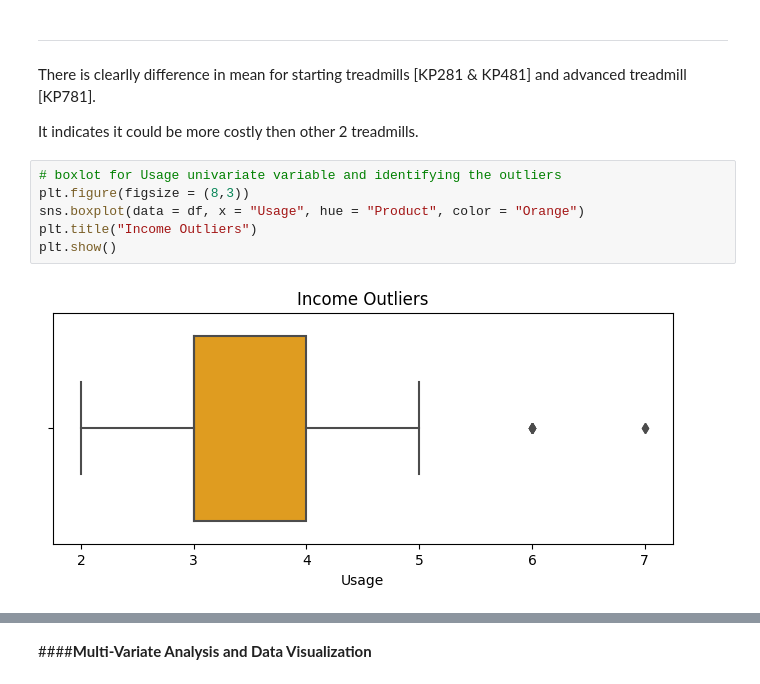
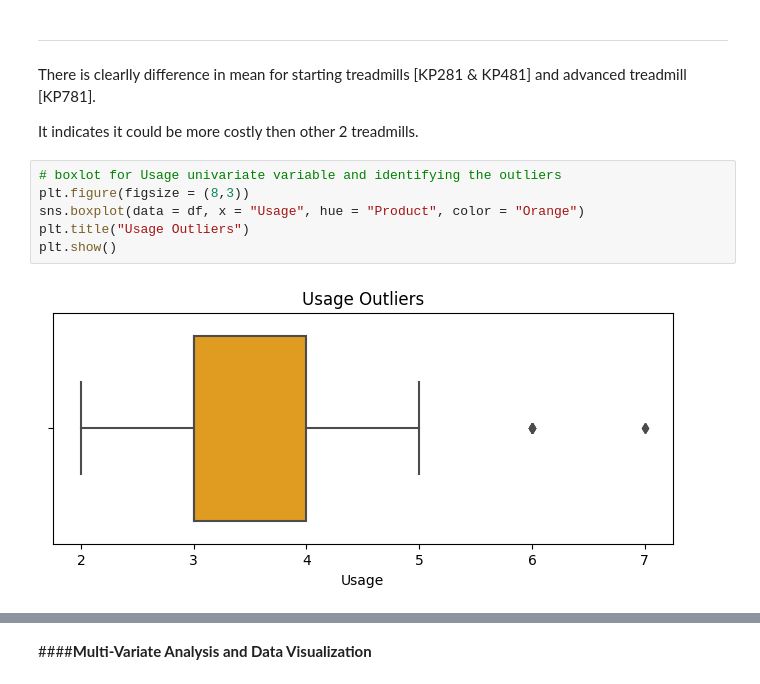
Before and after one commit to iamutkarshgoyal/Aerofit_Statistical_Analysis, a Jupyter notebook: Aerofit_Data_Analysis.ipynb, the cells around one changed output, grey strips where cells are left out. Drawn from its saved outputs; the diff is of its cells as text.

```diff
--- a/Aerofit_Data_Analysis.ipynb
+++ b/Aerofit_Data_Analysis.ipynb
@@ -509,8 +508,8 @@ It indicates it could be more costly then other 2 treadmills.
 # %%
 # boxlot for Usage univariate variable and identifying the outliers
 plt.figure(figsize = (8,3))
 sns.boxplot(data = df, x = "Usage", hue = "Product", color = "Orange")
-plt.title("Income Outliers")
+plt.title("Usage Outliers")
 plt.show()
 # %% [output]
-[figure, old version]
+[figure, new version]
```
Also changed, not shown: parts of 3 cells of this notebook.
